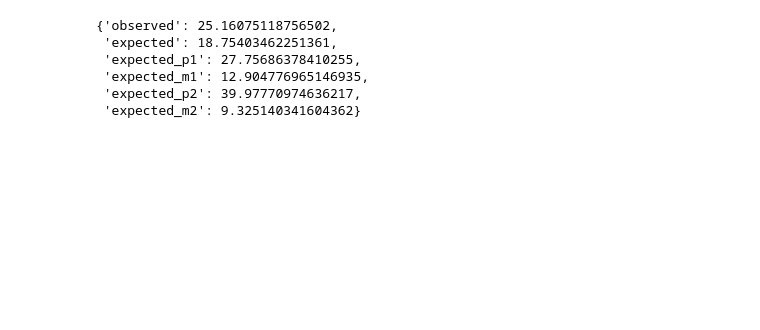
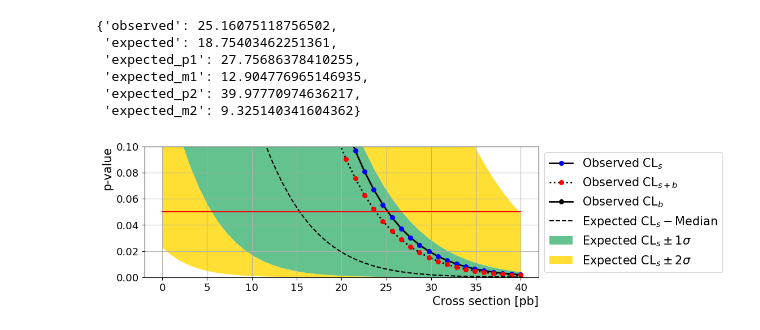
Before and after one commit to Matteo-Bellino/SMATEP_Project, a Jupyter notebook: Psi2S_RadanoBellino.ipynb, the cells around one changed output. Drawn from its saved outputs; the diff is of its cells as text; code cells hidden in the pictures; blank space fills up the shorter version.

Commit message:
Added a zoom version of the upper-limit plot
This should be useful to see the values of cross section at which the lines intercept the 0.05 level.

```diff
--- a/Psi2S_RadanoBellino.ipynb
+++ b/Psi2S_RadanoBellino.ipynb
@@ -1403,3 +1403,21 @@ ul.upperlimit(alpha=0.05)
  'expected_m1': 12.904776965146935,
  'expected_p2': 39.97770974636217,
  'expected_m2': 9.325140341604362}
+# %%
+# Zoomed plot of upper bound
+fig = plt.figure(figsize = (9,3))
+plt.grid()
+ax = plotlimit(ul, CLs=False)
+plt.legend(fontsize = fs, loc='upper left', bbox_to_anchor=(1, 1))
+plt.ylabel("p-value", fontsize=fs, loc='top')
+plt.xlabel("Cross section [pb]", fontsize=fs, loc='right')
+plt.tick_params(axis='both', labelsize=tfs)
+plt.ylim([0,0.1])
+
+if save_fig:
+    plt.savefig("LS_upperlimit_zoom.png", bbox_inches='tight')
+else:
+    pass
+plt.show()
+# %% [output]
+[figure, added]
```
Also changed, not shown: parts of 4 cells of this notebook.
